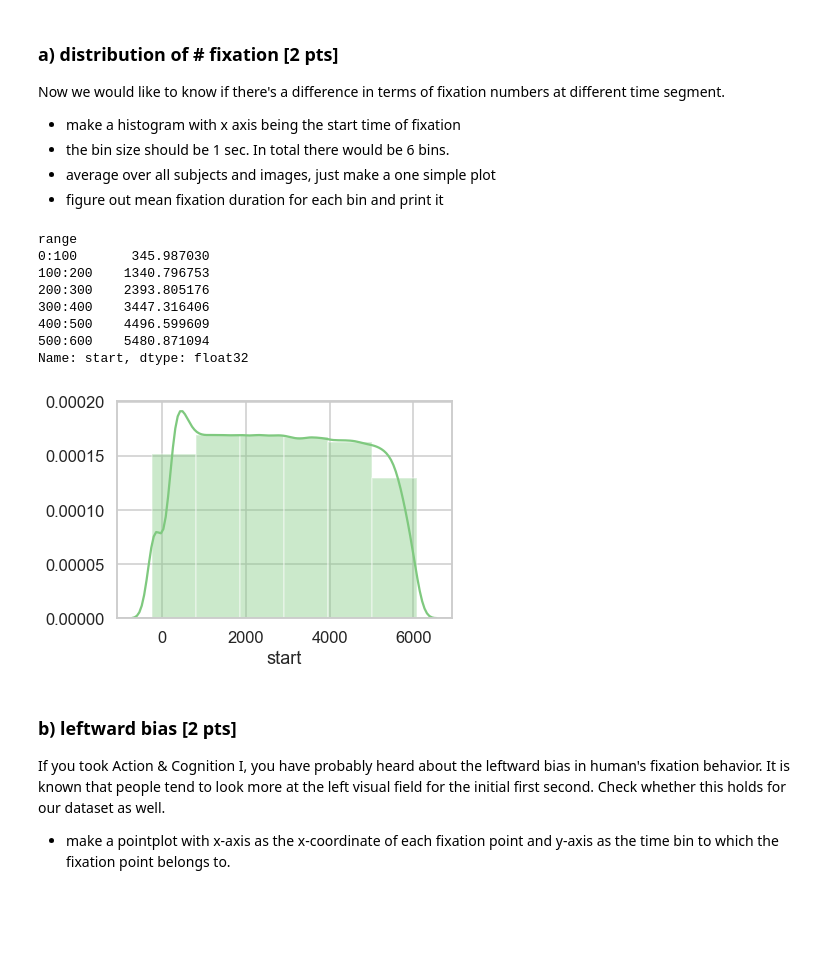
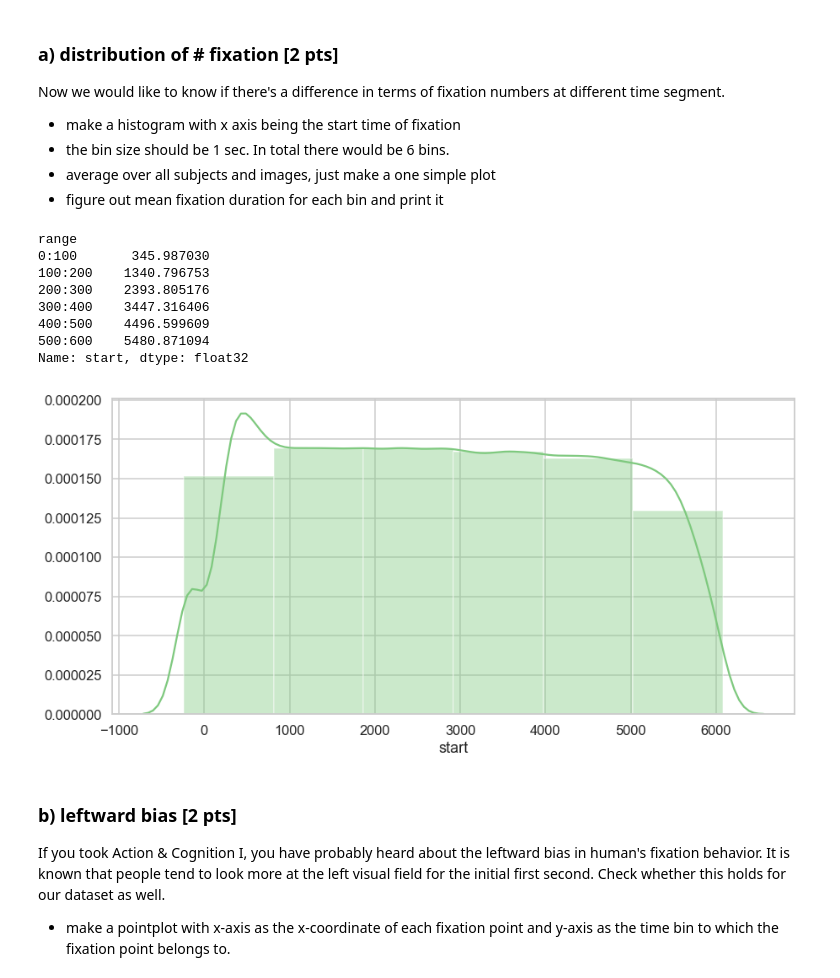
Before and after one commit to NBP-ACC/week-7-acc_7, a Jupyter notebook: Sheet05_Maria.ipynb, the cells around one changed output. Drawn from its saved outputs; the diff is of its cells as text; code cells hidden in the pictures; blank space fills up the shorter version.

```diff
--- a/Sheet05_Maria.ipynb
+++ b/Sheet05_Maria.ipynb
@@ -246,23 +247,24 @@ Now we would like to know if there's a difference in terms of fixation numbers a
 - average over all subjects and images, just make a one simple plot
 - figure out mean fixation duration for each bin and print it
 # %%
-from scipy import stats
 sns.distplot(df["start"], bins=6)
-#binss = pd.IntervalIndex(data= df["start"], start=0, end=600, periods=6)
+plt.subplots_adjust(top=1.5, bottom=0.2, right=2)
+
+#get mean of each bin
 labels = ["0:100","100:200","200:300", '300:400','400:500', '500:600']
-df["range"] = pd.cut(df["start"], 6, labels = labels)
-bins_mean = df.groupby("range").mean()
+df["range"] = pd.cut(df["start"], 6, labels = labels)    #create a new column in df,
+bins_mean = df.groupby("range").mean()                    # which indicates to which bin the row belongs
 bins_mean["start"]
 # %% [output]
 range
 0:100       345.987030
 100:200    1340.796753
 200:300    2393.805176
 300:400    3447.316406
 400:500    4496.599609
 500:600    5480.871094
 Name: start, dtype: float32
-[figure, old version]
+[figure, new version]
 # %% [markdown]
 ### b) leftward bias [2 pts]
 If you took Action & Cognition I, you have probably heard about the leftward bias in human's fixation behavior. It is known that people tend to look more at the left visual field for the initial first second. Check whether this holds for our dataset as well.
```
Also changed, not shown: parts of 3 cells of this notebook.
